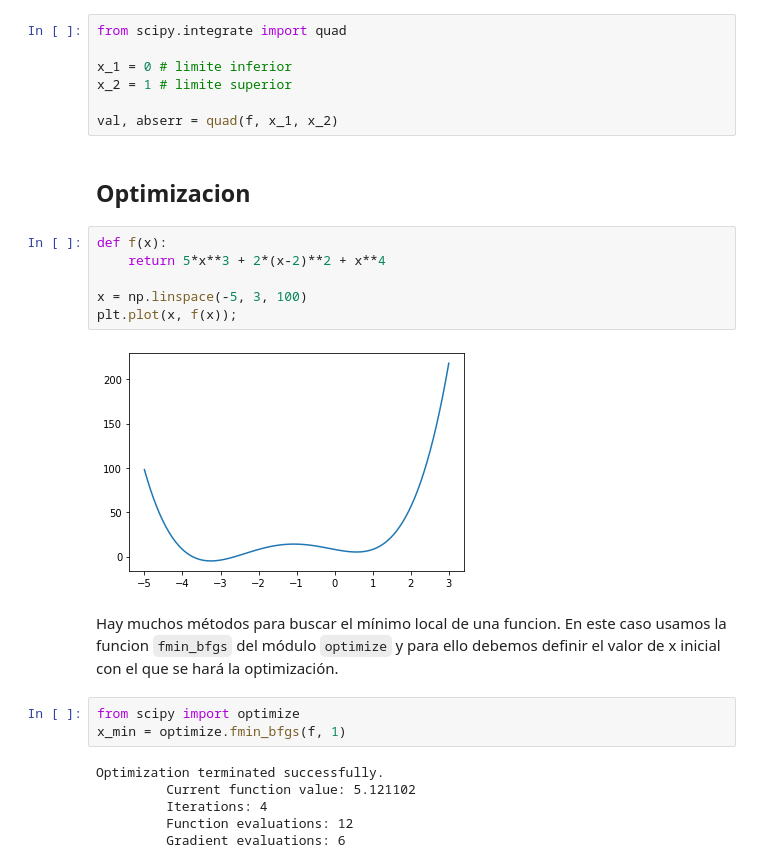
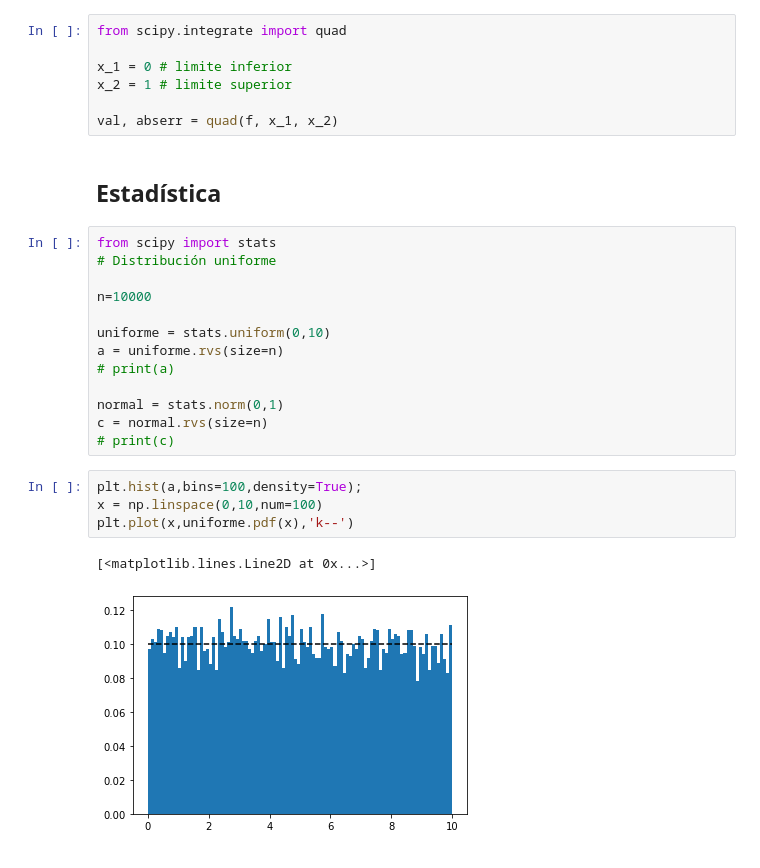
Before and after one commit to roldanlisandro/Fiuba-Geotecnia-ITE1, a Jupyter notebook: Auxiliares/Introduccion_a_Python.ipynb, the cells around one changed output. Drawn from its saved outputs; the diff is of its cells as text.

```diff
--- a/Auxiliares/Introduccion_a_Python.ipynb
+++ b/Auxiliares/Introduccion_a_Python.ipynb
@@ -432,23 +396,24 @@ x_2 = 1 # limite superior
 
 val, abserr = quad(f, x_1, x_2)
 # %% [markdown]
-## Optimizacion
+## Estadística
-# %%
-def f(x):
-    return 5*x**3 + 2*(x-2)**2 + x**4
-
-x = np.linspace(-5, 3, 100)
-plt.plot(x, f(x));
-# %% [output]
-[figure, removed]
-# %% [markdown]
-Hay muchos métodos para buscar el mínimo local de una funcion. En este caso usamos la funcion `fmin_bfgs` del módulo `optimize` y para ello debemos definir el valor de x inicial con el que se hará la optimización.
-# %%
-from scipy import optimize
-x_min = optimize.fmin_bfgs(f, 1)
-# %% [output]
-Optimization terminated successfully.
-         Current function value: 5.121102
-         Iterations: 4
-         Function evaluations: 12
-         Gradient evaluations: 6
+# %%
+from scipy import stats
+# Distribución uniforme
+
+n=10000
+
+uniforme = stats.uniform(0,10)
+a = uniforme.rvs(size=n)
+# print(a)
+
+normal = stats.norm(0,1)
+c = normal.rvs(size=n)
+# print(c)
+# %%
+plt.hist(a,bins=100,density=True);
+x = np.linspace(0,10,num=100)
+plt.plot(x,uniforme.pdf(x),'k--')
+# %% [output]
+[<matplotlib.lines.Line2D at 0x...>]
+[figure, added]
```
Also changed, not shown: parts of 25 cells of this notebook.
